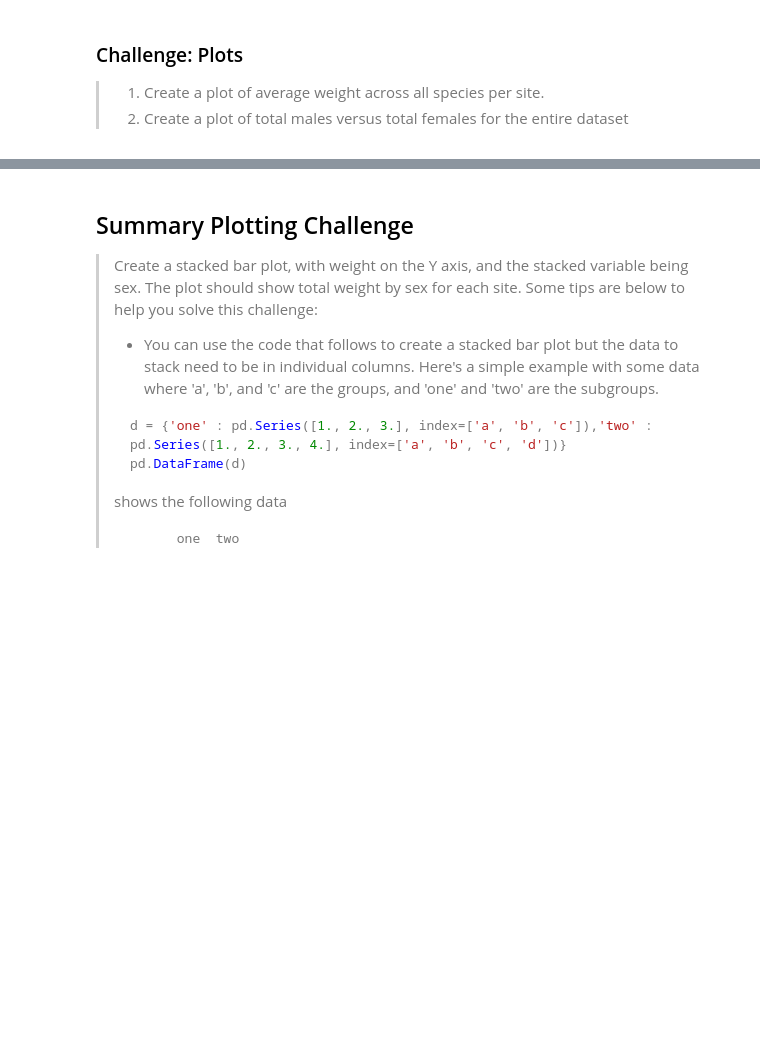
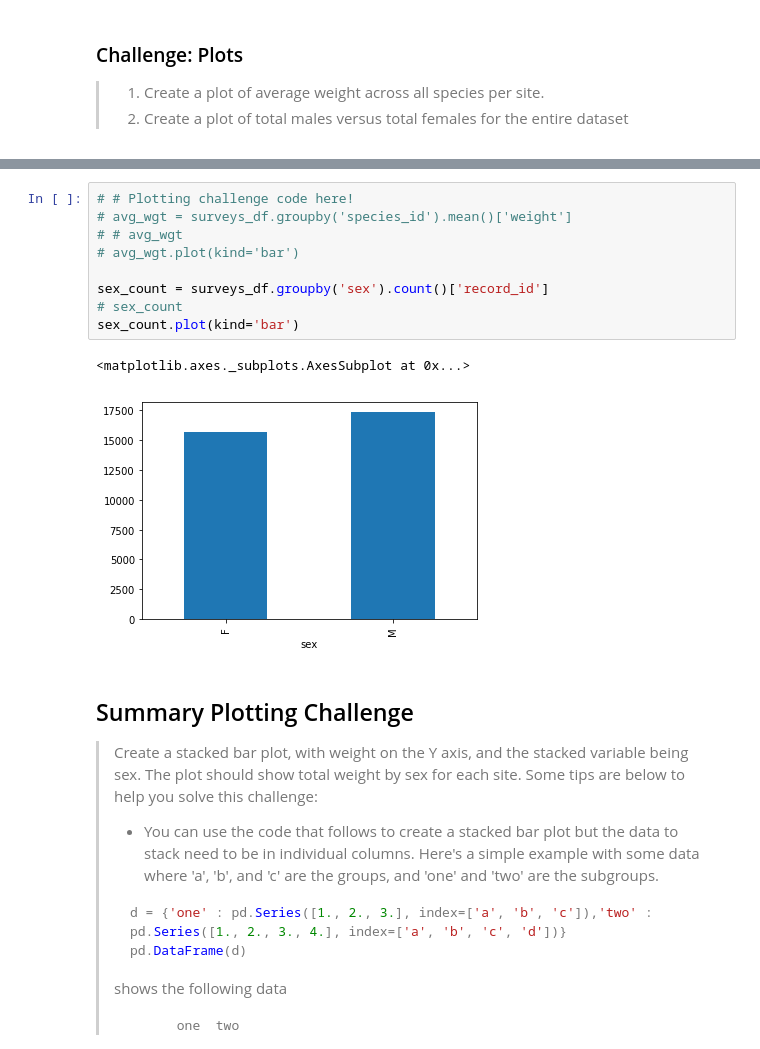
Before and after one commit to GT-IDEaS/Bootcamp2019, a Jupyter notebook: Day02/Afternoon_Session2/Python-for-Ecologists.ipynb, the cells around one changed output, grey strips where cells are left out. Cells and saved outputs as stored; diff of their text form; blank space fills up the shorter version.

```diff
--- a/Day02/Afternoon_Session2/Python-for-Ecologists.ipynb
+++ b/Day02/Afternoon_Session2/Python-for-Ecologists.ipynb
@@ -561,3 +568,15 @@ total_count.plot(kind='bar')
+# %%
+# # Plotting challenge code here!
+# avg_wgt = surveys_df.groupby('species_id').mean()['weight']
+# # avg_wgt
+# avg_wgt.plot(kind='bar')
+
+sex_count = surveys_df.groupby('sex').count()['record_id']
+# sex_count
+sex_count.plot(kind='bar')
+# %% [output]
+<matplotlib.axes._subplots.AxesSubplot at 0x...>
+[figure, added]
 # %% [markdown]
 ## Summary Plotting Challenge
 >
```
Also changed, not shown: parts of 5 cells of this notebook.
